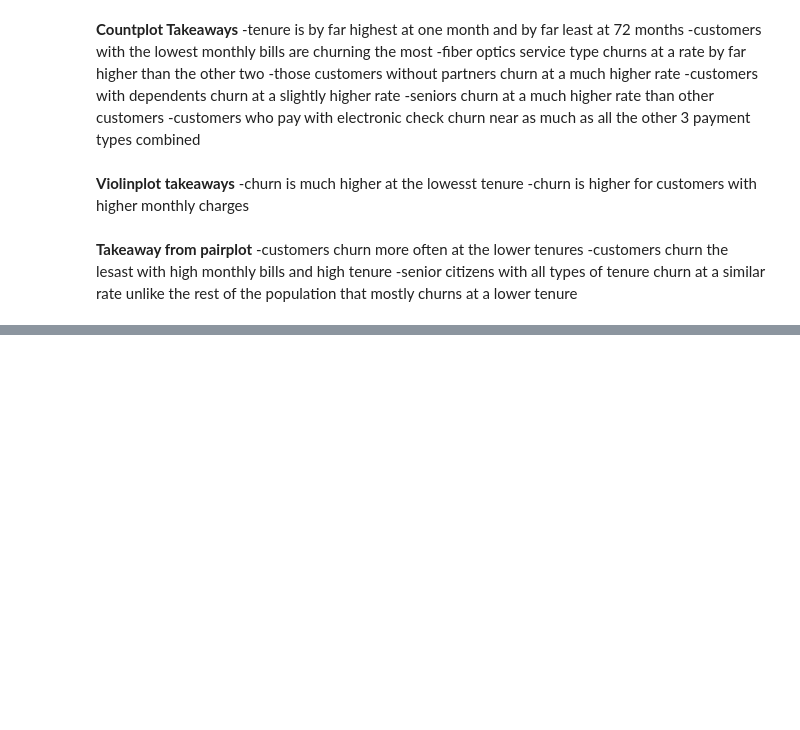
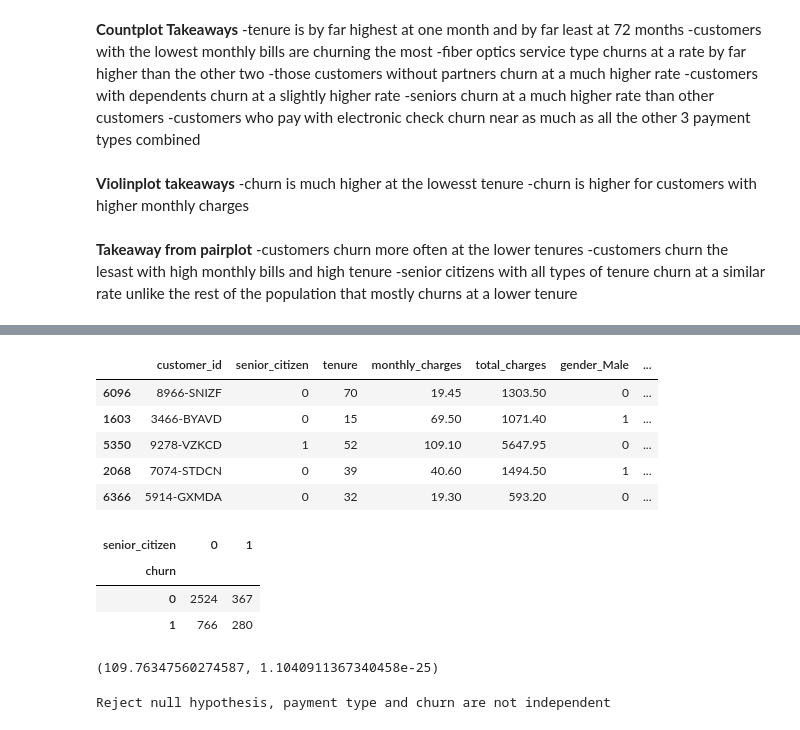
Before and after one commit to SLawsonWoods/Telco_Churn_Project, a Jupyter notebook: Draft_1_folder.ipynb, the cells around one changed output, grey strips where cells are left out. Drawn from its saved outputs; the diff is of its cells as text; code cells hidden in the pictures; blank space fills up the shorter version.

```diff
--- a/Draft_1_folder.ipynb
+++ b/Draft_1_folder.ipynb
@@ -584,0 +592,9 @@ $H_a$: Churn is dependent on whether or not a customer is a senior citizen.
+# %%
+train_encoded.head()
+# %% [output]
+|  | customer_id | senior_citizen | tenure | monthly_charges | total_charges | gender_Male | ... |
+| 6096 | 8966-SNIZF | 0 | 70 | 19.45 | 1303.50 | 0 | ... |
+| 1603 | 3466-BYAVD | 0 | 15 | 69.50 | 1071.40 | 1 | ... |
+| 5350 | 9278-VZKCD | 1 | 52 | 109.10 | 5647.95 | 0 | ... |
+| 2068 | 7074-STDCN | 0 | 39 | 40.60 | 1494.50 | 1 | ... |
+| 6366 | 5914-GXMDA | 0 | 32 | 19.30 | 593.20 | 0 | ... |
@@ -584,0 +606,20 @@ $H_a$: Churn is dependent on whether or not a customer is a senior citizen.
+# %%
+observed = pd.crosstab(train.churn, train.senior_citizen)
+observed
+# %% [output]
+| senior_citizen | 0 | 1 |
+| churn |  |  |
+| 0 | 2524 | 367 |
+| 1 | 766 | 280 |
+# %%
+chi2, p ,degf, expected = stats.chi2_contingency(observed)
+chi2, p
+# %% [output]
+(109.76347560274587, 1.1040911367340458e-25)
+# %%
+if p < a:
+    print("Reject null hypothesis, payment type and churn are not independent")
+else:
+    print("Fail to reject null hypothesis, payment type and churn are independent, let's keep finding features that are not.")
+# %% [output]
+Reject null hypothesis, payment type and churn are not independent
```
Also changed, not shown: parts of 65 cells of this notebook.
